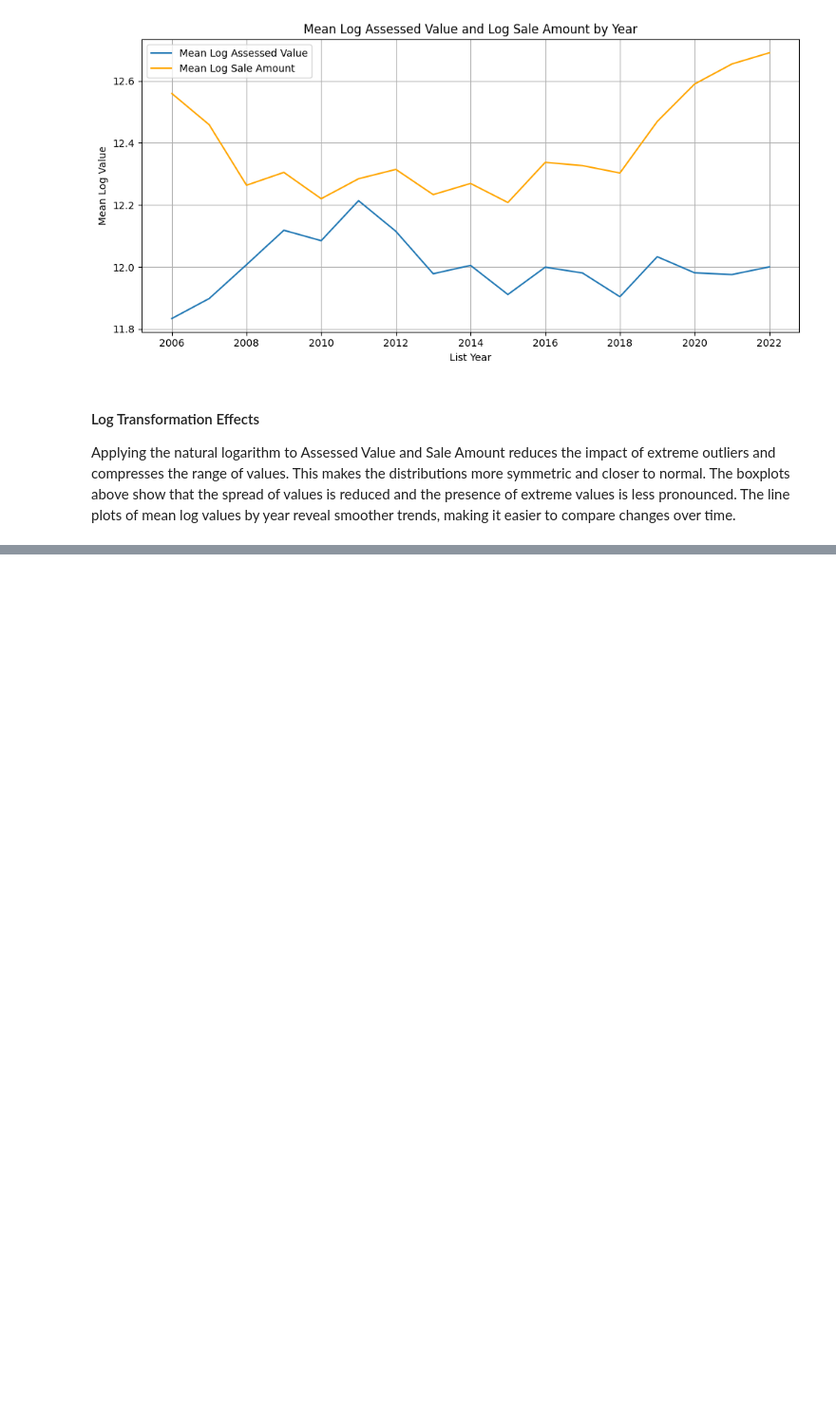
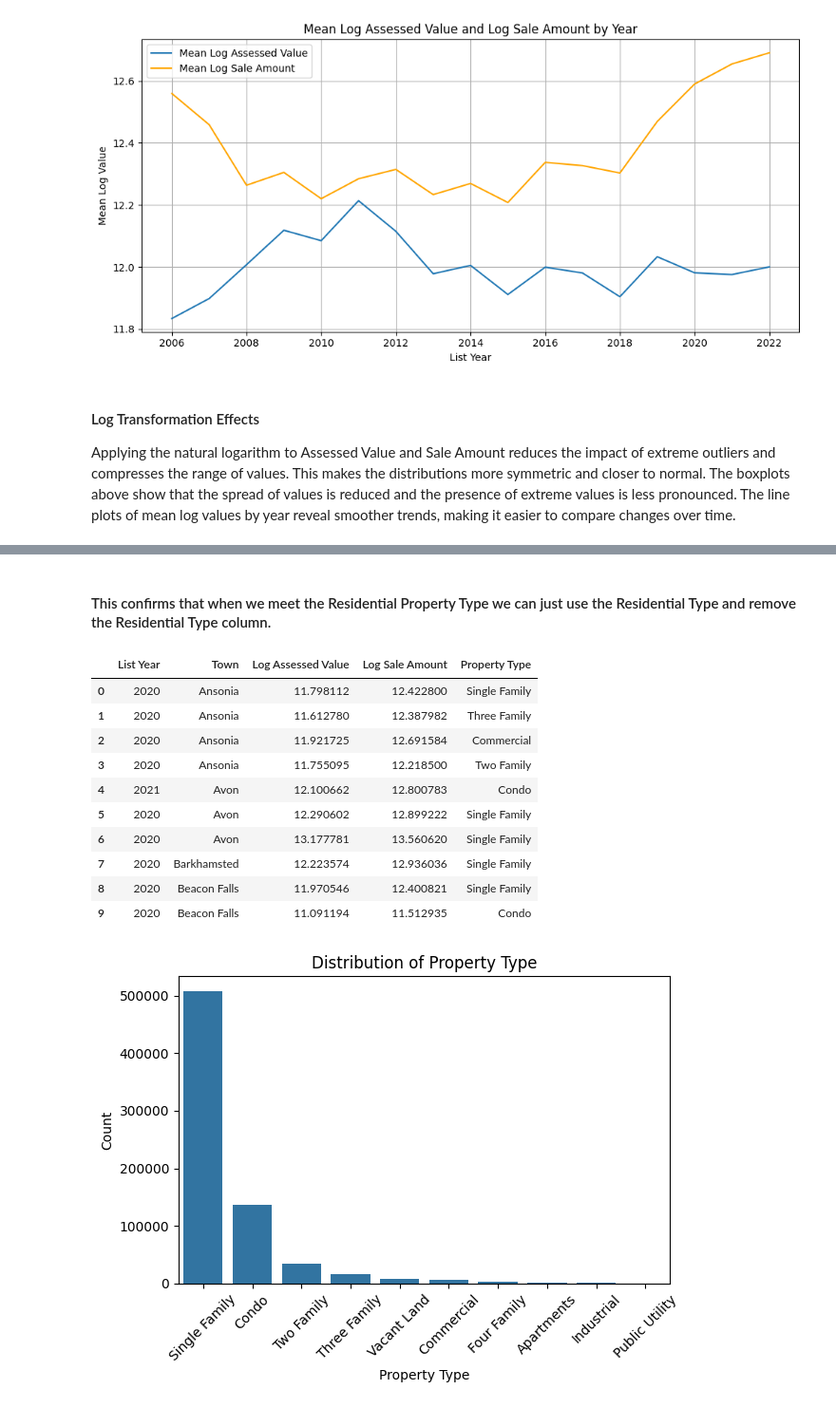
Before and after one commit to The-Fool-cmd/Real-Estate-ML, a Jupyter notebook: part_2.ipynb, the cells around one changed output, grey strips where cells are left out. Shown at 95% size. Saved outputs shown, nothing was run; the diff lists cells and outputs as text; code cells hidden in the pictures; blank space fills up the shorter version.

```diff
--- a/part_2.ipynb
+++ b/part_2.ipynb
@@ -252,0 +347,37 @@ Applying the natural logarithm to Assessed Value and Sale Amount reduces the imp
+# %% [markdown]
+#### This confirms that when we meet the Residential Property Type we can just use the Residential Type and remove the Residential Type column.
+# %%
+# Replace 'Residential' in Property Type with the value from Residential Type
+mask = df['Property Type'] == 'Residential'
+df.loc[mask, 'Property Type'] = df.loc[mask, 'Residential Type']
+selected_columns = [
+    "List Year",            # numeric (int)
+    "Town",                 # categoric (str)
+    "Log Assessed Value",   # numeric (int)
+    "Log Sale Amount",      # numeric (int) - target
+    "Property Type",        # categoric (str)
+]
+df = df[selected_columns]
+# Show the first few rows to confirm the change
+display(df.head(10))
+# Plot the distribution of Property Type
+sns.countplot(x='Property Type', data=df, order=df['Property Type'].value_counts().index)
+plt.title('Distribution of Property Type')
+plt.xlabel('Property Type')
+plt.ylabel('Count')
+plt.xticks(rotation=45)
+plt.tight_layout()
+plt.show()
+# %% [output]
+|  | List Year | Town | Log Assessed Value | Log Sale Amount | Property Type |
+| 0 | 2020 | Ansonia | 11.798112 | 12.422800 | Single Family |
+| 1 | 2020 | Ansonia | 11.612780 | 12.387982 | Three Family |
+| 2 | 2020 | Ansonia | 11.921725 | 12.691584 | Commercial |
+| 3 | 2020 | Ansonia | 11.755095 | 12.218500 | Two Family |
+| 4 | 2021 | Avon | 12.100662 | 12.800783 | Condo |
+| 5 | 2020 | Avon | 12.290602 | 12.899222 | Single Family |
+| 6 | 2020 | Avon | 13.177781 | 13.560620 | Single Family |
+| 7 | 2020 | Barkhamsted | 12.223574 | 12.936036 | Single Family |
+| 8 | 2020 | Beacon Falls | 11.970546 | 12.400821 | Single Family |
+| 9 | 2020 | Beacon Falls | 11.091194 | 11.512935 | Condo |
+[figure, added]
```
Also changed, not shown: parts of 18 cells of this notebook.
